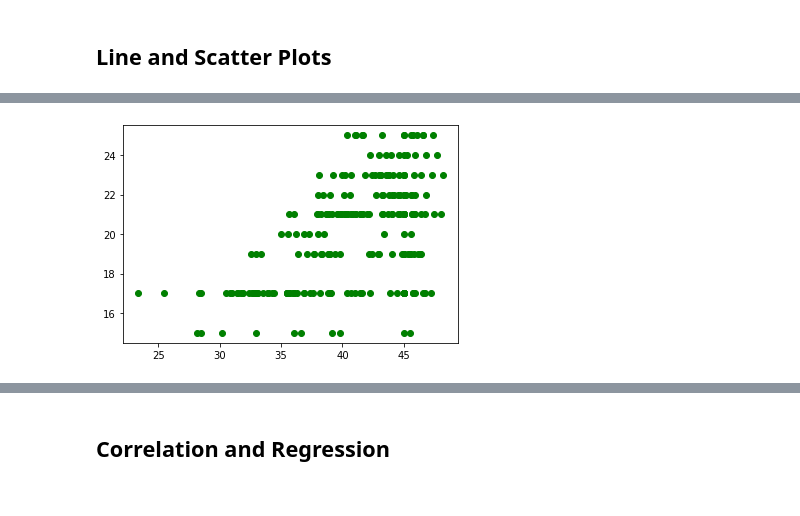
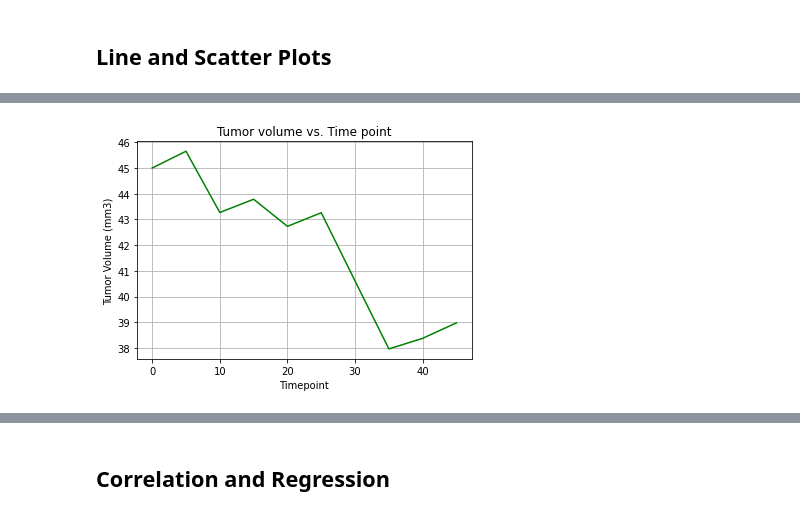
Before and after one commit to ML1758/matplotlib-challenge, a Jupyter notebook: Pymaceuticals/pymaceuticals.ipynb, the cells around one changed output, grey strips where cells are left out. Saved outputs shown, nothing was run; the diff lists cells and outputs as text; code cells hidden in the pictures.

```diff
--- a/Pymaceuticals/pymaceuticals.ipynb
+++ b/Pymaceuticals/pymaceuticals.ipynb
@@ -340,11 +356,28 @@ ValueError: x and y must have same first dimension, but have shapes (230,) and (
-# %%
-# Generate a scatter plot of average tumor volume vs. mouse weight for the Capomulin regimen
-capomulin_drug_df = clean_df[(clean_df['Drug Regimen'] == 'Capomulin')]
-
-mouse_weight = capomulin_drug_df['Weight (g)']
-tumor_vol = capomulin_drug_df['Tumor Volume (mm3)']
-
-plt.scatter(tumor_vol, mouse_weight, color = 'green')
-plt.show()
-# %% [output]
-[figure, removed]
+# %%
+# Generate a line plot of tumor volume vs. time point for a mouse treated with Capomulin
+
+#filter clean data set for Capomulin
+capomulin_drug_df = clean_df[(clean_df['Drug Regimen'] == 'Capomulin')]
+
+# select a mouse, ie, minimum mouse id value
+mouse_id = capomulin_drug_df['Mouse ID'].min()
+
+# get all the rows from the select mouse id
+capomulin_mouse_df = capomulin_drug_df[(capomulin_drug_df['Mouse ID'] == mouse_id)]
+
+# get time pint and tumor volume
+timepoint_x = capomulin_mouse_df['Timepoint']
+tumor_vol_y = capomulin_mouse_df['Tumor Volume (mm3)']
+
+# plot line plot
+plt.xlabel('Timepoint')
+plt.ylabel('Tumor Volume (mm3)')
+plt.title('Tumor volume vs. Time point')
+plt.plot(timepoint_x, tumor_vol_y,  color = 'g')
+plt.grid()
+
+# save an image of the line chart and print it to the screen
+plt.savefig('Images/TumorVolumebyTimepoint_line_pyplot.png')
+plt.show()
+# %% [output]
+[figure, added]
```
Also changed, not shown: parts of 11 cells of this notebook, 6 other files.
